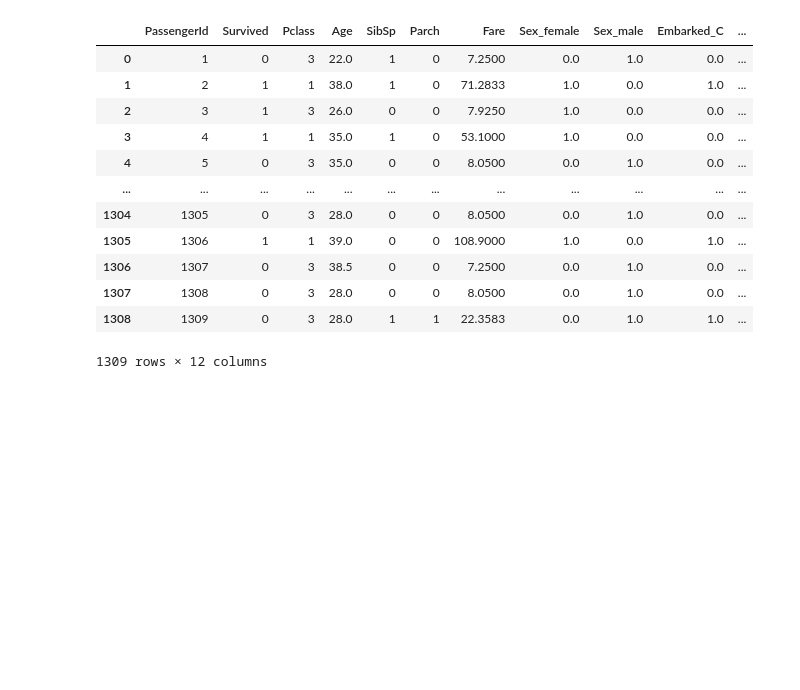
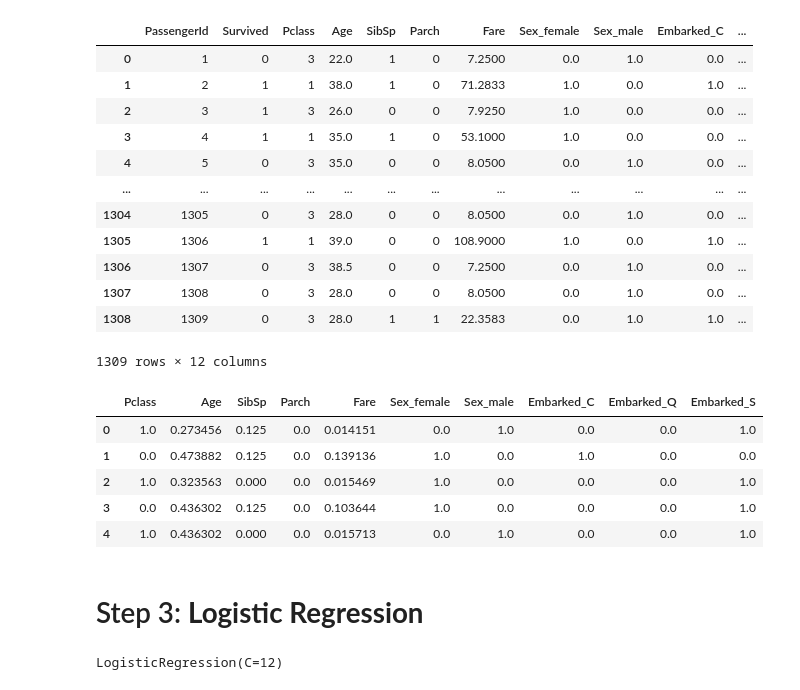
Before and after one commit to vieetdemort/Titanic---Machine-Learning-Problem, a Jupyter notebook: titanic-machine-learning-problem.ipynb, the cells around one changed output. Cells and saved outputs as stored; diff of their text form; code cells hidden in the pictures; blank space fills up the shorter version.

```diff
--- a/titanic-machine-learning-problem.ipynb
+++ b/titanic-machine-learning-problem.ipynb
@@ -174,3 +171,24 @@ df_encoded
 | 1307 | 1308 | 0 | 3 | 28.0 | 0 | 0 | 8.0500 | 0.0 | 1.0 | 0.0 | ... |
 | 1308 | 1309 | 0 | 3 | 28.0 | 1 | 1 | 22.3583 | 0.0 | 1.0 | 1.0 | ... |
 1309 rows × 12 columns
+# %%
+df_encoded = df_encoded.set_index('PassengerId')
+# %%
+X = df_encoded.drop(columns=['Survived']).copy()
+y = df_encoded['Survived'].copy()
+# %%
+from sklearn.preprocessing import MinMaxScaler
+scaler = MinMaxScaler()
+# %%
+X_mm = pd.DataFrame(scaler.fit_transform(X), columns = X.columns)
+# %%
+X_mm.head()
+# %% [output]
+|  | Pclass | Age | SibSp | Parch | Fare | Sex_female | Sex_male | Embarked_C | Embarked_Q | Embarked_S |
+| 0 | 1.0 | 0.273456 | 0.125 | 0.0 | 0.014151 | 0.0 | 1.0 | 0.0 | 0.0 | 1.0 |
+| 1 | 0.0 | 0.473882 | 0.125 | 0.0 | 0.139136 | 1.0 | 0.0 | 1.0 | 0.0 | 0.0 |
+| 2 | 1.0 | 0.323563 | 0.000 | 0.0 | 0.015469 | 1.0 | 0.0 | 0.0 | 0.0 | 1.0 |
+| 3 | 0.0 | 0.436302 | 0.125 | 0.0 | 0.103644 | 1.0 | 0.0 | 0.0 | 0.0 | 1.0 |
+| 4 | 1.0 | 0.436302 | 0.000 | 0.0 | 0.015713 | 0.0 | 1.0 | 0.0 | 0.0 | 1.0 |
+# %% [markdown]
+# Step 3: **Logistic Regression**
@@ -176,0 +201,4 @@ df_encoded
+# %%
+LR.fit(X_train, y_train)
+# %% [output]
+LogisticRegression(C=12)
```
Also changed, not shown: parts of 6 cells of this notebook.
